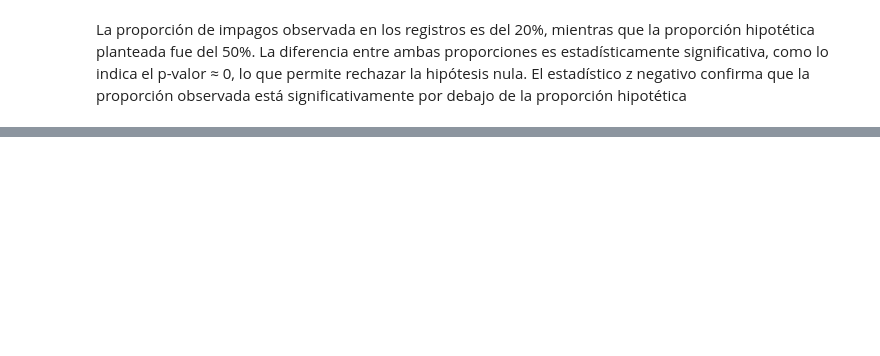
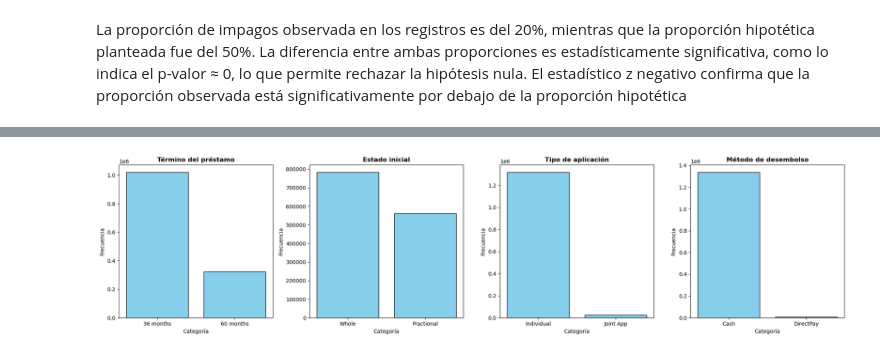
Before and after one commit to Darally06/MINI_PRY_1, a Jupyter notebook: EDA.ipynb, the cells around one changed output, grey strips where cells are left out. Saved outputs shown, nothing was run; the diff lists cells and outputs as text; code cells hidden in the pictures; blank space fills up the shorter version.

```diff
--- a/EDA.ipynb
+++ b/EDA.ipynb
@@ -217,0 +432,23 @@ Name: default, dtype: float64
+# %%
+# Crear figura con 1 fila y 4 columnas
+fig, axes = plt.subplots(1, 4, figsize=(20, 5))
+
+for i, var in enumerate(variables):
+    tabla = df[var].value_counts().reset_index()
+    tabla.columns = [var, "Count"]
+
+    # Reemplazar valores con binary_maps
+    tabla[var] = tabla[var].map(binary_maps[var])
+
+    # Gráfico
+    axes[i].bar(tabla[var], tabla["Count"], color="skyblue", edgecolor="black")
+    axes[i].set_title(var_names[var], fontsize=12, fontweight="bold")
+    axes[i].set_ylabel("Frecuencia")
+    axes[i].set_xlabel("Categoría")
+    axes[i].tick_params(axis='x', rotation=0)  # rotar etiquetas
+
+# Ajustar espacios
+plt.tight_layout()
+plt.show()
+# %% [output]
+[figure, added]
```
Also changed, not shown: parts of 60 cells of this notebook, 55 other files.
